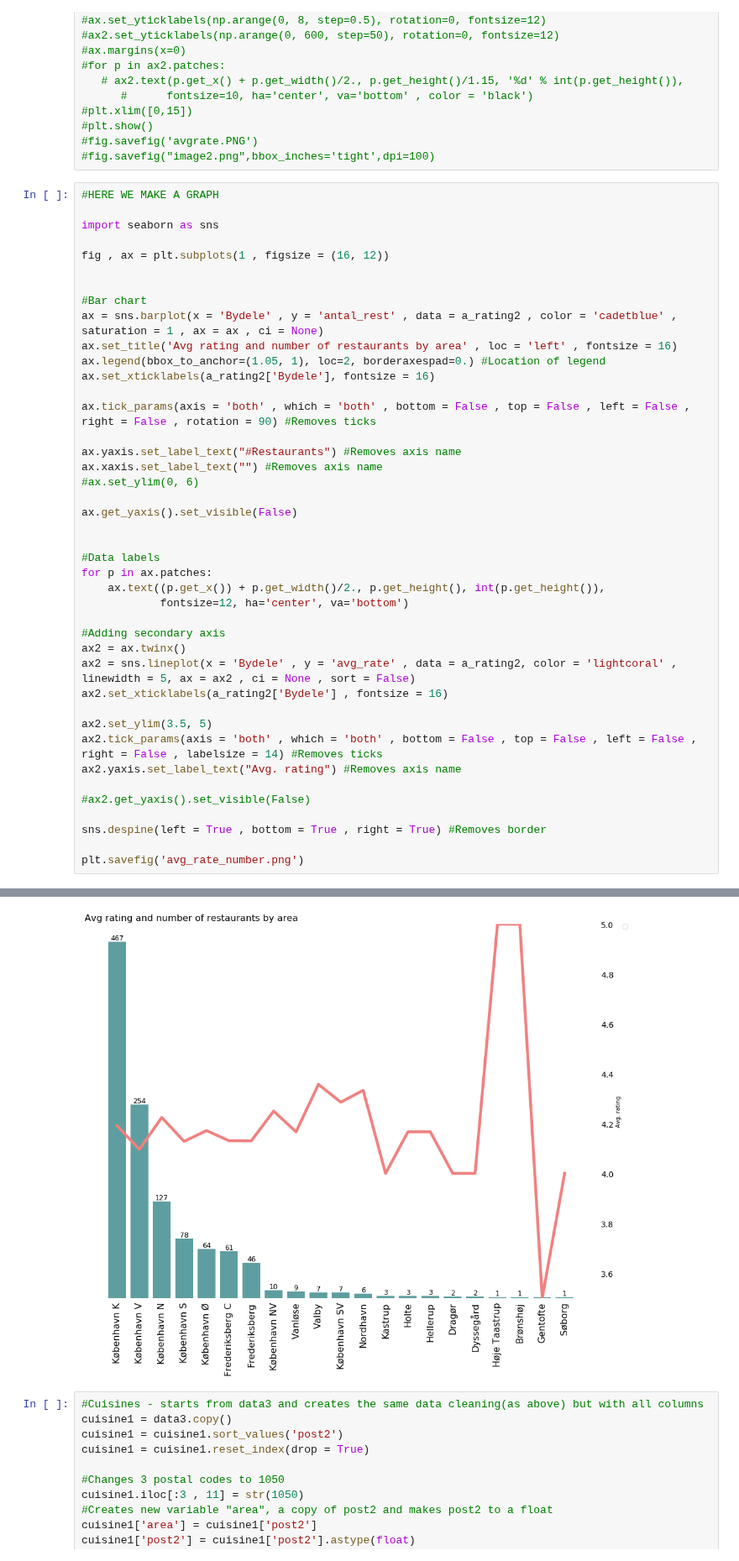
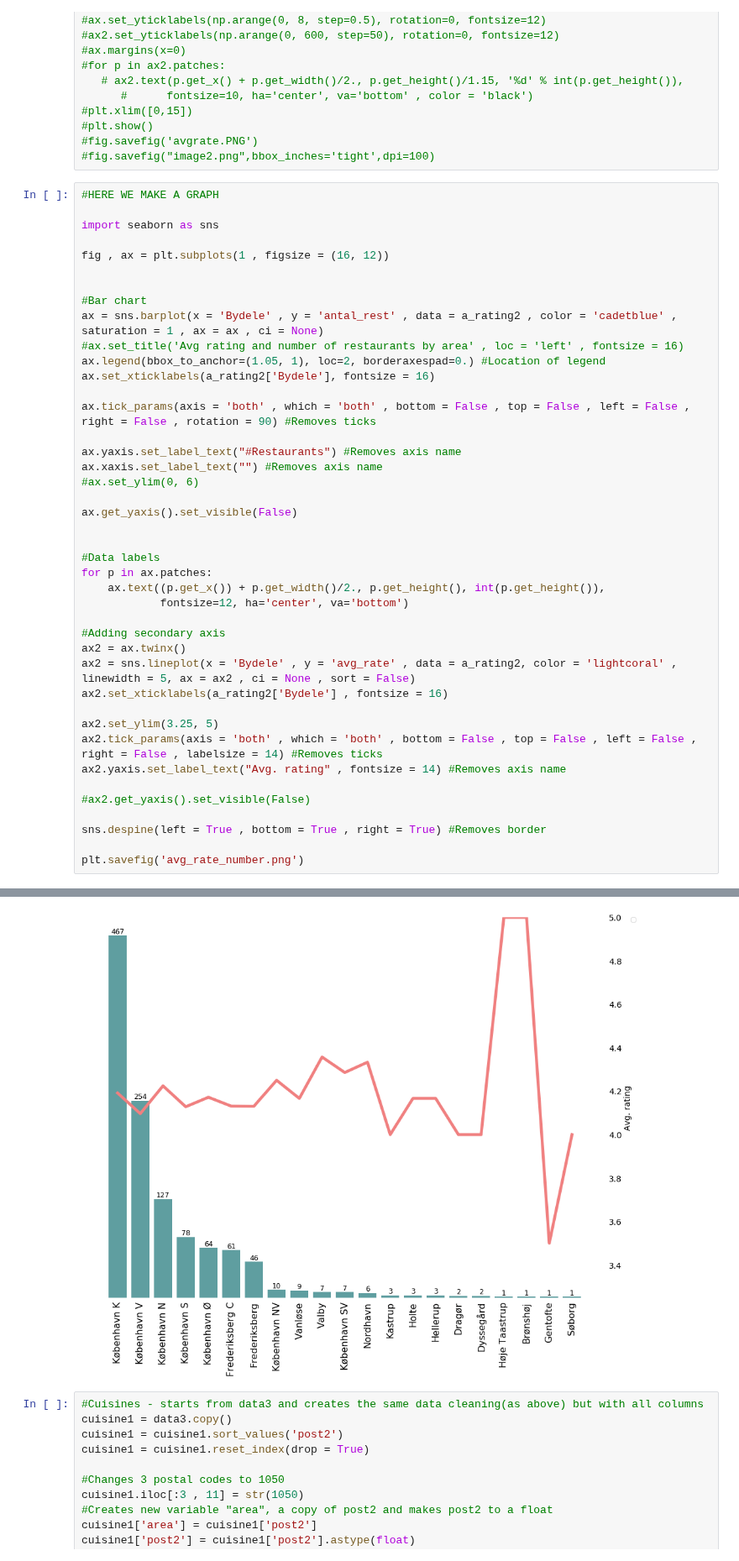
Before and after one commit to annarenneke/Group19, a Jupyter notebook: EXAM/TRIPADVISOR_AVG_CUISINE.ipynb, the cells around one changed output, grey strips where cells are left out. Shown at 84% size. Saved outputs shown, nothing was run; the diff lists cells and outputs as text.

```diff
--- a/EXAM/TRIPADVISOR_AVG_CUISINE.ipynb
+++ b/EXAM/TRIPADVISOR_AVG_CUISINE.ipynb
@@ -299,41 +299,41 @@ fig , ax = plt.subplots(1 , figsize = (16, 12))
 
 #Bar chart
 ax = sns.barplot(x = 'Bydele' , y = 'antal_rest' , data = a_rating2 , color = 'cadetblue' , saturation = 1 , ax = ax , ci = None)
-ax.set_title('Avg rating and number of restaurants by area' , loc = 'left' , fontsize = 16)
+#ax.set_title('Avg rating and number of restaurants by area' , loc = 'left' , fontsize = 16)
 ax.legend(bbox_to_anchor=(1.05, 1), loc=2, borderaxespad=0.) #Location of legend
 ax.set_xticklabels(a_rating2['Bydele'], fontsize = 16)
 
 ax.tick_params(axis = 'both' , which = 'both' , bottom = False , top = False , left = False , right = False , rotation = 90) #Removes ticks
 
 ax.yaxis.set_label_text("#Restaurants") #Removes axis name
 ax.xaxis.set_label_text("") #Removes axis name
 #ax.set_ylim(0, 6)
 
 ax.get_yaxis().set_visible(False)
 
 
 #Data labels
 for p in ax.patches:
     ax.text((p.get_x()) + p.get_width()/2., p.get_height(), int(p.get_height()),
             fontsize=12, ha='center', va='bottom')
 
 #Adding secondary axis
 ax2 = ax.twinx()
 ax2 = sns.lineplot(x = 'Bydele' , y = 'avg_rate' , data = a_rating2, color = 'lightcoral' , linewidth = 5, ax = ax2 , ci = None , sort = False)
 ax2.set_xticklabels(a_rating2['Bydele'] , fontsize = 16)
 
-ax2.set_ylim(3.5, 5)
+ax2.set_ylim(3.25, 5)
 ax2.tick_params(axis = 'both' , which = 'both' , bottom = False , top = False , left = False , right = False , labelsize = 14) #Removes ticks
-ax2.yaxis.set_label_text("Avg. rating") #Removes axis name
+ax2.yaxis.set_label_text("Avg. rating" , fontsize = 14) #Removes axis name
 
 #ax2.get_yaxis().set_visible(False)
 
 sns.despine(left = True , bottom = True , right = True) #Removes border
 
 plt.savefig('avg_rate_number.png')
 # %% [output]
 No handles with labels found to put in legend.
-[figure, old version]
+[figure, new version]
 # %%
 #Cuisines - starts from data3 and creates the same data cleaning(as above) but with all columns
 cuisine1 = data3.copy()
```
Also changed, not shown: 1 other file.
